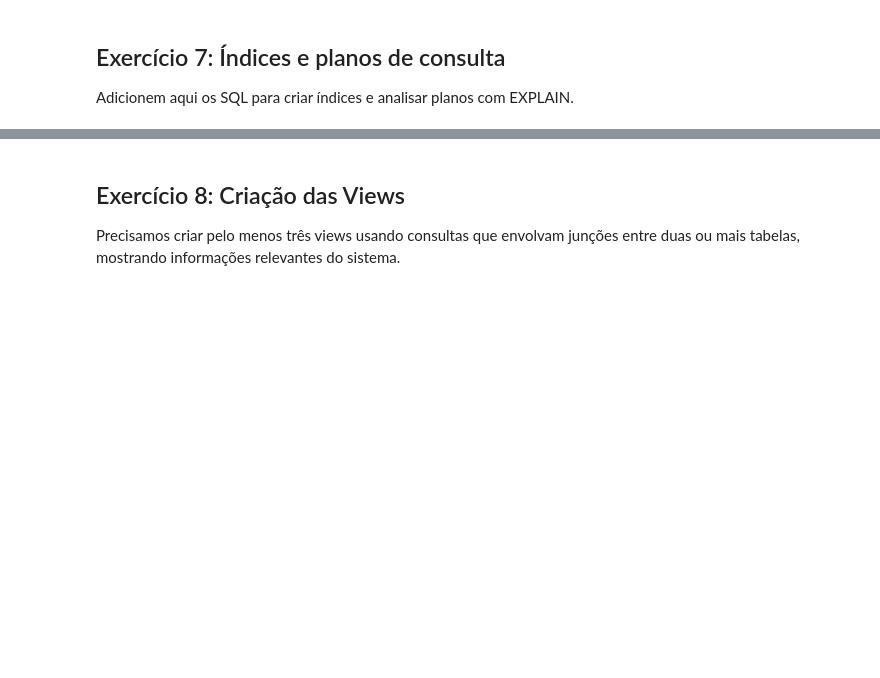
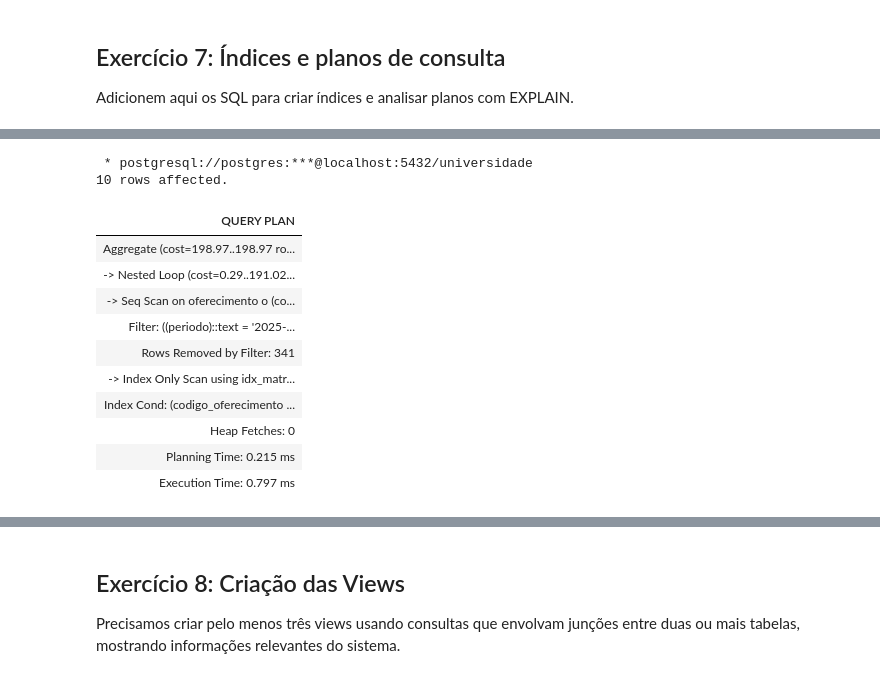
Before and after one commit to EnzoTM/TrabalhoFinalBD, a Jupyter notebook: trabalho_final_bd.ipynb, the cells around one changed output, grey strips where cells are left out. Cells and saved outputs as stored; diff of their text form; code cells hidden in the pictures; blank space fills up the shorter version.

```diff
--- a/trabalho_final_bd.ipynb
+++ b/trabalho_final_bd.ipynb
@@ -877,0 +980,22 @@ Adicionem aqui os SQL para criar índices e analisar planos com EXPLAIN.
+# %%
+%%sql
+-- CONSULTA 2 APÓS ÍNDICE: JOIN entre Matricula e Oferecimento
+EXPLAIN ANALYZE
+SELECT COUNT(*) as total_matriculas
+FROM Matricula m
+JOIN Oferecimento o ON o.codigo_oferecimento = m.codigo_oferecimento
+WHERE o.periodo = '2025-2';
+# %% [output]
+ * postgresql://postgres:***@localhost:5432/universidade
+10 rows affected.
+| QUERY PLAN |
+| Aggregate (cost=198.97..198.97 ro... |
+| -> Nested Loop (cost=0.29..191.02... |
+| -> Seq Scan on oferecimento o (co... |
+| Filter: ((periodo)::text = '2025-... |
+| Rows Removed by Filter: 341 |
+| -> Index Only Scan using idx_matr... |
+| Index Cond: (codigo_oferecimento ... |
+| Heap Fetches: 0 |
+| Planning Time: 0.215 ms |
+| Execution Time: 0.797 ms |
```
Also changed, not shown: parts of 17 cells of this notebook.
